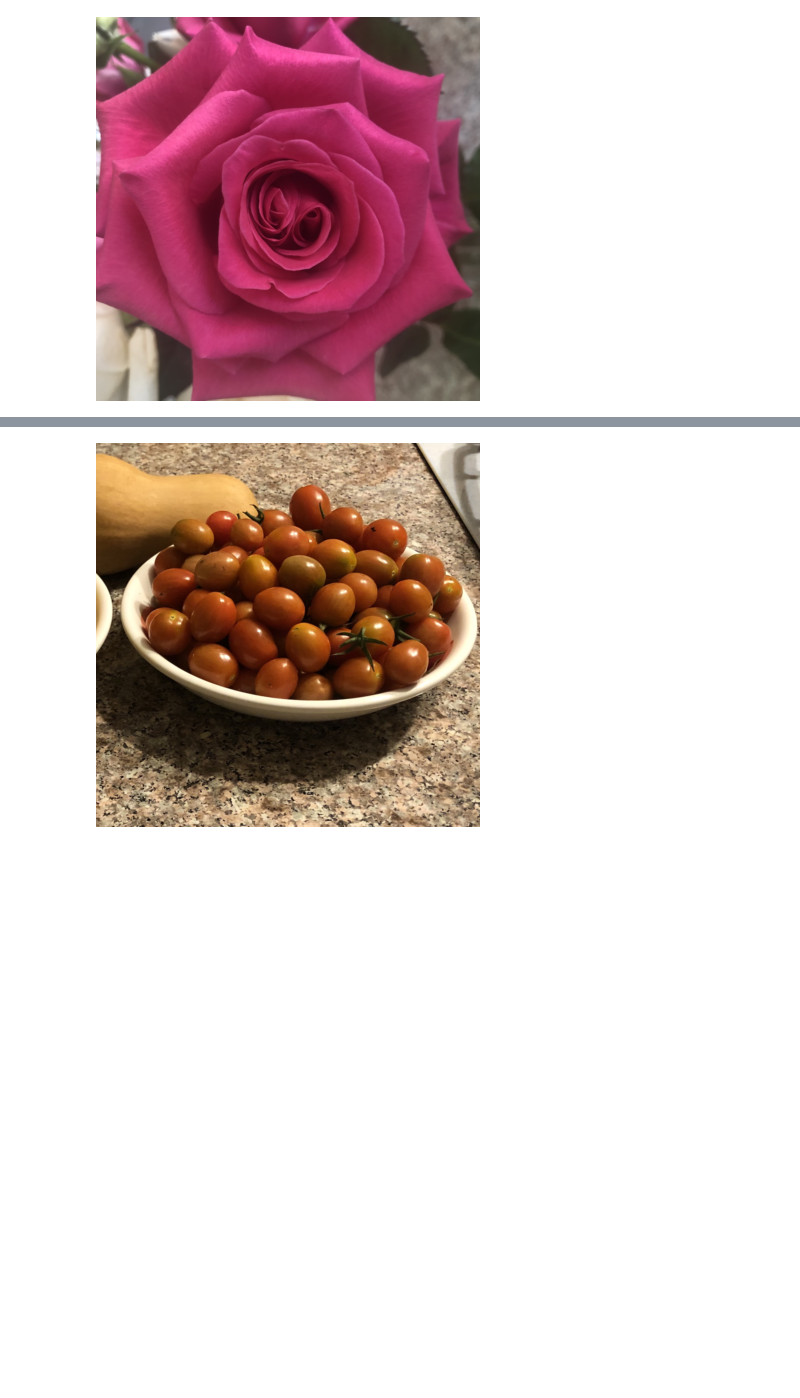
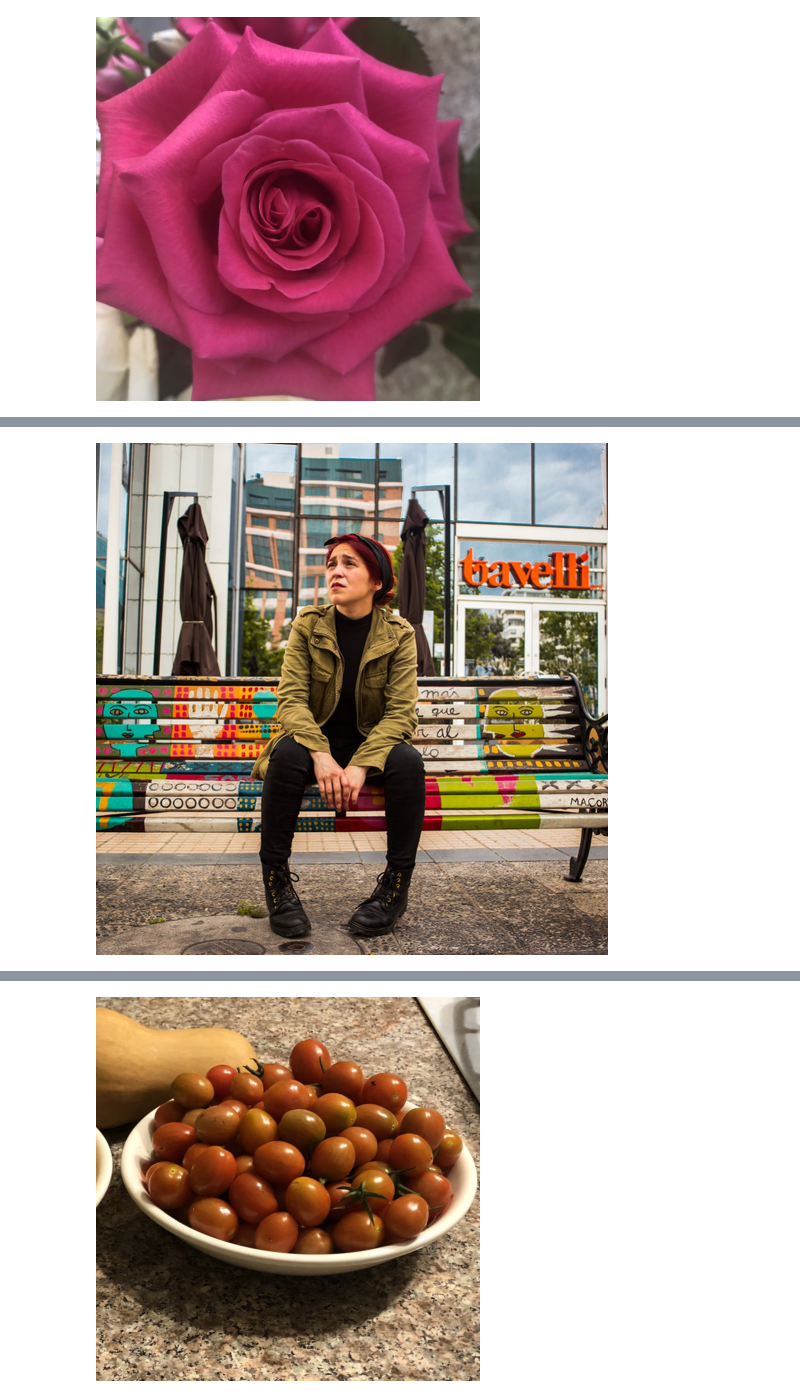
Before and after one commit to taskswithcode/InSPyReNet, a Jupyter notebook: TWCSOD.ipynb, the cells around one changed output, grey strips where cells are left out. Saved outputs shown, nothing was run; the diff lists cells and outputs as text; code cells hidden in the pictures; blank space fills up the shorter version.

```diff
--- a/TWCSOD.ipynb
+++ b/TWCSOD.ipynb
@@ -203,0 +60,5 @@ display(pil_im)
+# %%
+pil_im = Image.open('twc_samples/sample5.png')
+display(pil_im)
+# %% [output]
+[figure, added]
```
Also changed, not shown: parts of 24 cells of this notebook.
